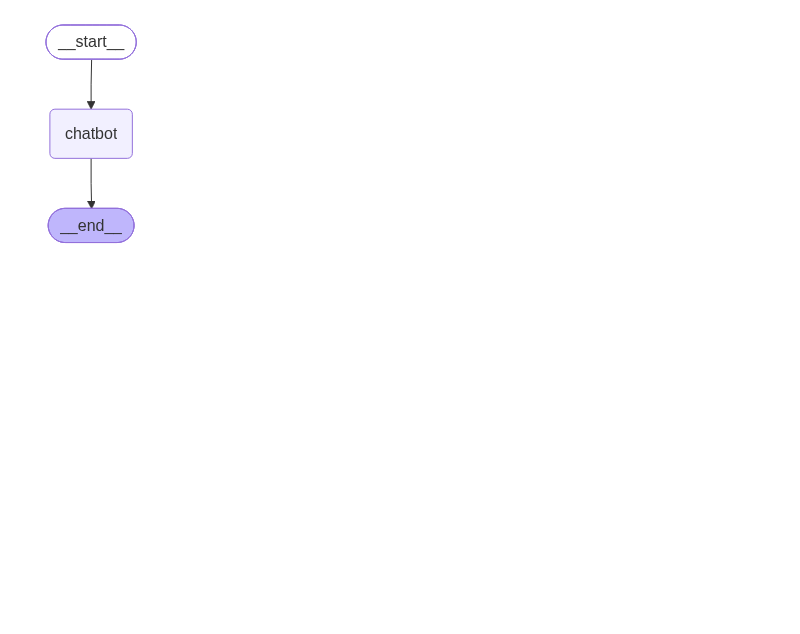
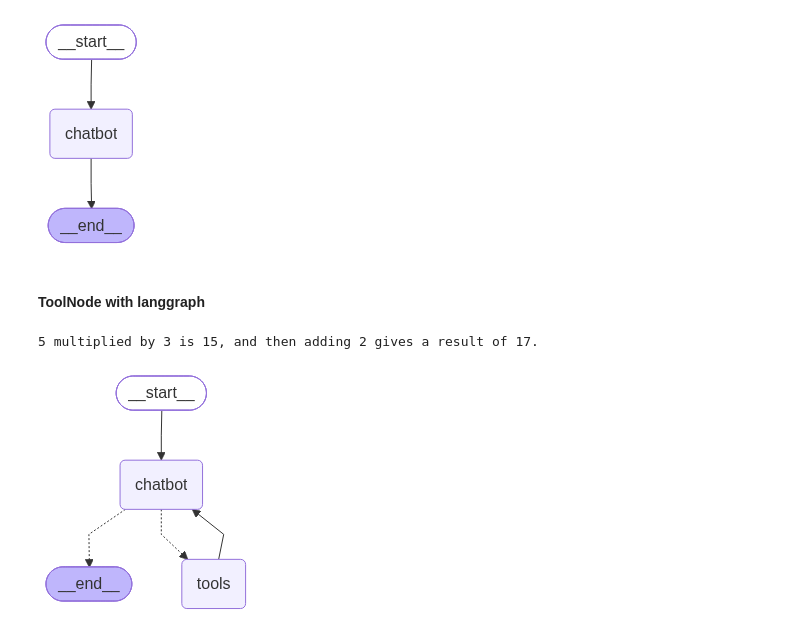
Before and after one commit to vidhansharma01/ML-AI-Concepts, a Jupyter notebook: src/2-langgraph.ipynb, the cells around one changed output. Saved outputs shown, nothing was run; the diff lists cells and outputs as text; code cells hidden in the pictures; blank space fills up the shorter version.

Commit message:
ToolNode with langgraph

```diff
--- a/src/2-langgraph.ipynb
+++ b/src/2-langgraph.ipynb
@@ -323,3 +323,67 @@ If you want, I can provide a code example or explain how `MessagesState` integra
 USER: Can you remember my name?
 AI: Yes, your name is Rahul. If you have any other questions or need assistance, feel free to ask!
 [figure]
+# %% [markdown]
+#### ToolNode with langgraph
+# %%
+from langchain_core.tools import tool
+from langchain_openai import ChatOpenAI
+from langgraph.graph import StateGraph, START, END
+from langgraph.prebuilt import ToolNode, tools_condition
+from IPython.display import display, Image
+
+#1 Define tools
+@tool
+def multiply(a: int, b: int) -> int:
+    """Multiply two numbers."""
+    return a * b
+
+@tool
+def add(a: int, b: int) -> int:
+    """Add two numbers."""
+    return a + b
+
+tools = [multiply, add]
+
+#2. Create the LLM
+llm = ChatOpenAI(model="gpt-4.1-mini", temperature=0)
+
+llm_with_tools = llm.bind_tools(tools)
+
+#3. Create chatbot node
+def chatbot(state: MessagesState):
+    response = llm_with_tools.invoke(state["messages"])
+    return {"messages": [response]}
+
+#4. Create ToolNode
+tool_node = ToolNode(tools)
+
+#5. Build the graph
+builder = StateGraph(MessagesState)
+builder.add_node("chatbot", chatbot)
+builder.add_node("tools", tool_node)
+
+builder.add_edge(START, 'chatbot')
+builder.add_conditional_edges(
+    'chatbot',
+    tools_condition,
+)
+
+builder.add_edge('tools', 'chatbot')
+builder.add_edge('chatbot', END)
+
+graph = builder.compile()
+
+result = graph.invoke({
+    "messages": [ {
+        'role': 'user',
+        'content': "What is 5 multiplied by 3 and then add 2?"
+    }]
+})
+
+print(result['messages'][-1].content)  # Display the AI's response after approval
+
+display(Image(graph.get_graph().draw_mermaid_png()))
+# %% [output]
+5 multiplied by 3 is 15, and then adding 2 gives a result of 17.
+[figure, added]
```
Also changed, not shown: parts of 1 cell of this notebook.
